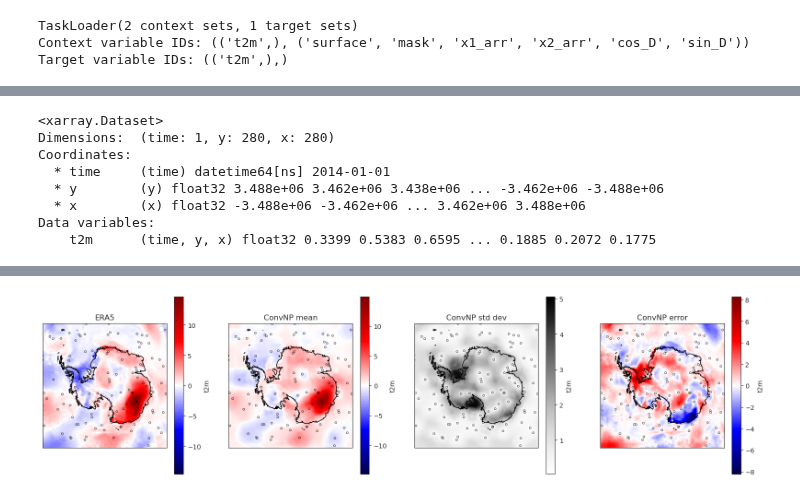
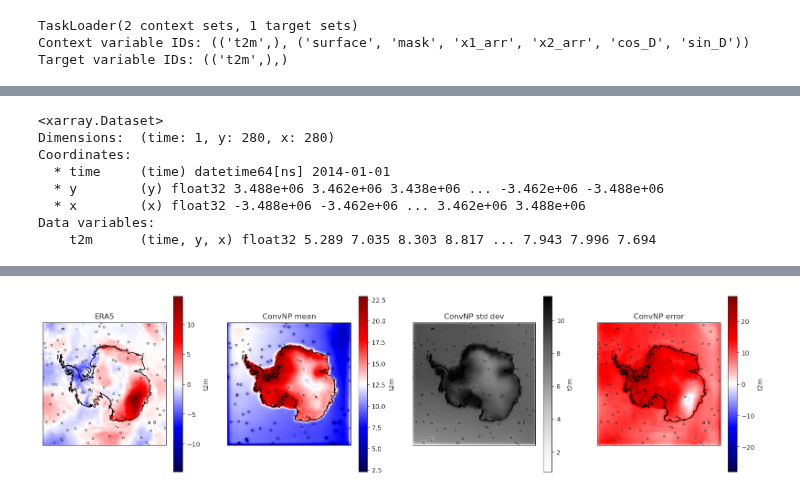
Before and after one commit to alan-turing-institute/deepsensor, a Jupyter notebook: notebooks/around_deepsensor_in_80_lines.ipynb, the cells around one changed output, grey strips where cells are left out. Saved outputs shown, nothing was run; the diff lists cells and outputs as text; code cells hidden in the pictures.

```diff
--- a/notebooks/around_deepsensor_in_80_lines.ipynb
+++ b/notebooks/around_deepsensor_in_80_lines.ipynb
@@ -40,4 +52,4 @@ set_gpu_default_device()
 # %%
-era5_raw_ds = xr.open_mfdataset('../../deepsensor_old/data/antarctica/gridded/interim/tas_anom/*.nc')
+era5_raw_ds = xr.open_mfdataset('../../deepsensor_old/data/antarctica/gridded/interim/tas_anom/*.nc').sel(time=slice("1990-01-01", None))
 era5_raw_ds
 # %% [output]
@@ -231,10 +252,11 @@ Text(0.5, 0, 'epoch')
 # %%
-# To save time, we'll load some pre-trained weights
-load_weights = True
+# Rather than training, we could have loaded some pre-trained weights like below:
+load_weights = False
 if load_weights:
     if deepsensor.backend.str == "tf":
         model.model.load_weights("../model.h5")
     elif deepsensor.backend.str == "torch":
+        import torch
         model.model.load_state_dict(torch.load("../model.pt"))
 # %%
 test_date = pd.Timestamp("2014-01-01")
@@ -249,7 +271,7 @@ Coordinates:
   * y        (y) float32 3.488e+06 3.462e+06 3.438e+06 ... -3.462e+06 -3.488e+06
   * x        (x) float32 -3.488e+06 -3.462e+06 ... 3.462e+06 3.488e+06
 Data variables:
-    t2m      (time, y, x) float32 0.3399 0.5383 0.6595 ... 0.1885 0.2072 0.1775
+    t2m      (time, y, x) float32 5.289 7.035 8.303 8.817 ... 7.943 7.996 7.694
 # %%
 err_da = mean_ds - era5_raw_ds
 # %%
@@ -263,7 +285,7 @@ std_ds["t2m"].sel(time=task["time"]).plot(cmap="Greys", ax=axes[2])
 axes[2].set_title("ConvNP std dev")
 err_da["t2m"].sel(time=task["time"]).plot(cmap="seismic", ax=axes[3])
 axes[3].set_title("ConvNP error")
-plot_offgrid_context(axes, task, data_processor, s=3**2, linewidths=0.5)
+deepsensor.plot.offgrid_context(axes, task, data_processor, s=3**2, linewidths=0.5)
 for ax in axes:
     ax.coastlines()
 # %% [output]
@@ -271 +293 @@ No artists with labels found to put in legend.  Note that artists whose label st
-[figure, old version]
+[figure, new version]
```
Also changed, not shown: parts of 11 cells of this notebook.
